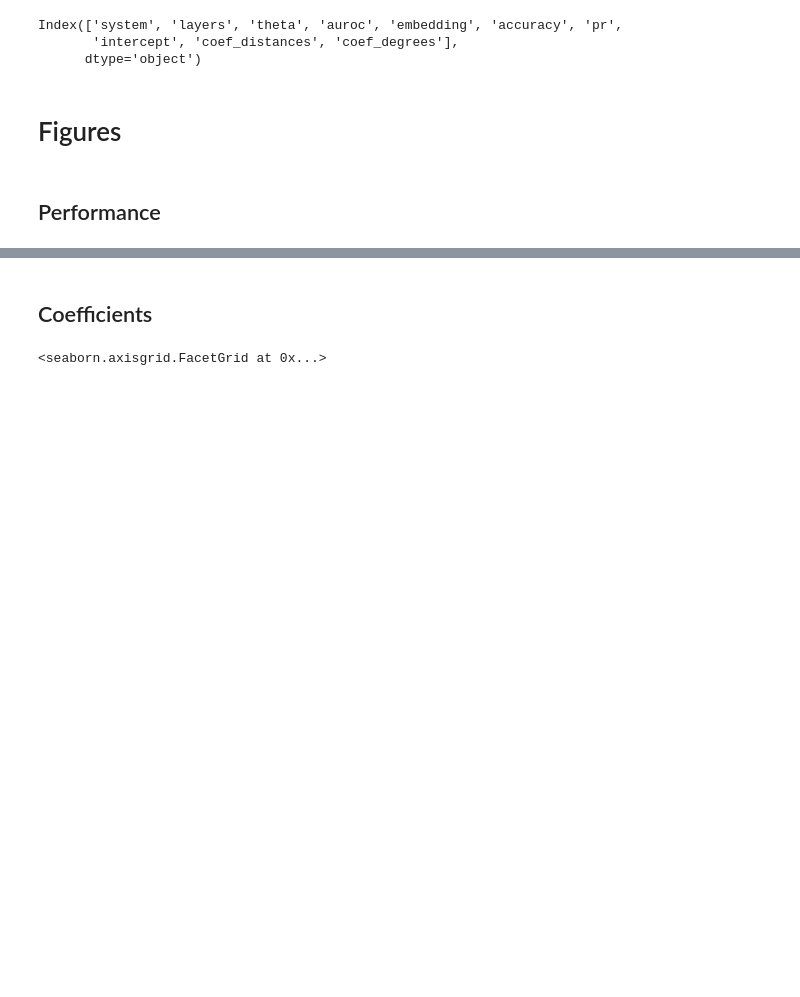
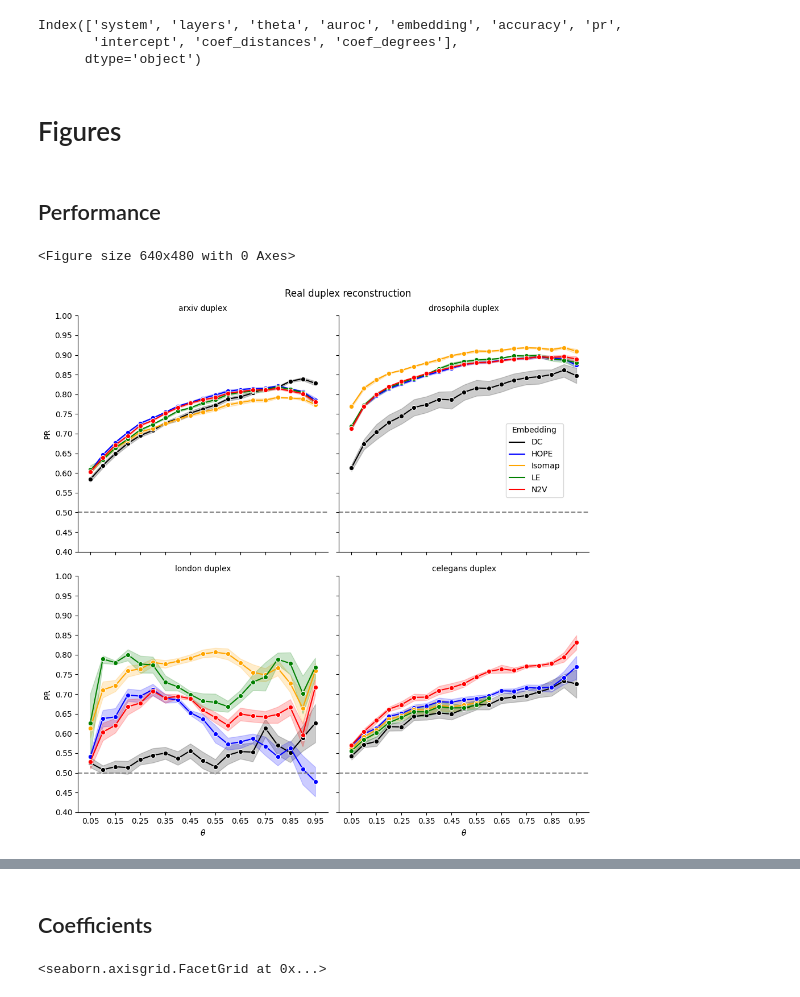
Before and after one commit to kaiser-dan/proj_naive-embedded-reconstruction, a Jupyter notebook: workflow/notebooks/viz/viz_ex-arxiv-thru-ex-london.ipynb, the cells around one changed output, grey strips where cells are left out. Saved outputs shown, nothing was run; the diff lists cells and outputs as text; code cells hidden in the pictures; blank space fills up the shorter version.

```diff
--- a/workflow/notebooks/viz/viz_ex-arxiv-thru-ex-london.ipynb
+++ b/workflow/notebooks/viz/viz_ex-arxiv-thru-ex-london.ipynb
@@ -65,6 +65,50 @@ df = df.replace({
 df_ = df.query("perftype == 'auroc'")
 df_ = df_.query("layers in ['1-2', '1-3', '2-3']")
 THETAS = sorted(df_.query("embedding != 'DC'")["theta"].unique())
+# %%
+# Instantiate figure
+plt.figure()
+
+# Plot data
+g = sns.relplot(
+    data=df_, kind="line",
+    x="theta", y="perfval",
+    hue="embedding", palette=["black", "blue", "orange", "green", "red"],
+    col="system", col_wrap=2,
+    marker="o",
+)
+
+# Adjust axes
+g.set_axis_labels(r'$\theta$', 'PR')
+g.set(
+    xlim=(0,1), xticks=THETAS[::2],
+    ylim=(0.4, 1), yticks=np.linspace(0.4, 1.0, 13)
+)
+g.tick_params(axis="x", labelrotation=00)
+g.tick_params(axis="y", which="minor")
+
+# Adjust subplots
+g.set_titles(col_template="{col_name} duplex")
+g.fig.subplots_adjust(top=0.9)
+g.refline(y=0.5)
+
+# Adjust figure
+g.fig.suptitle("Real duplex reconstruction")
+sns.move_legend(g,
+    loc="upper right", bbox_to_anchor=(0.85, 0.75),
+    title="Embedding",
+    frameon=True)
+
+# Save to disk
+g.tight_layout()
+g.savefig(
+    os.path.join(FIGURES, "figure_auroc-pfi_hue-embedding_col-ex_data-exarixv-thru-exlondon.png"),
+    transparent=False,
+    facecolor="white",
+    dpi=600)
+# %% [output]
+<Figure size 640x480 with 0 Axes>
+[figure, added]
 # %%
 # Instantiate figure
 plt.figure()
```
Also changed, not shown: parts of 3 cells of this notebook, 8 other files.
